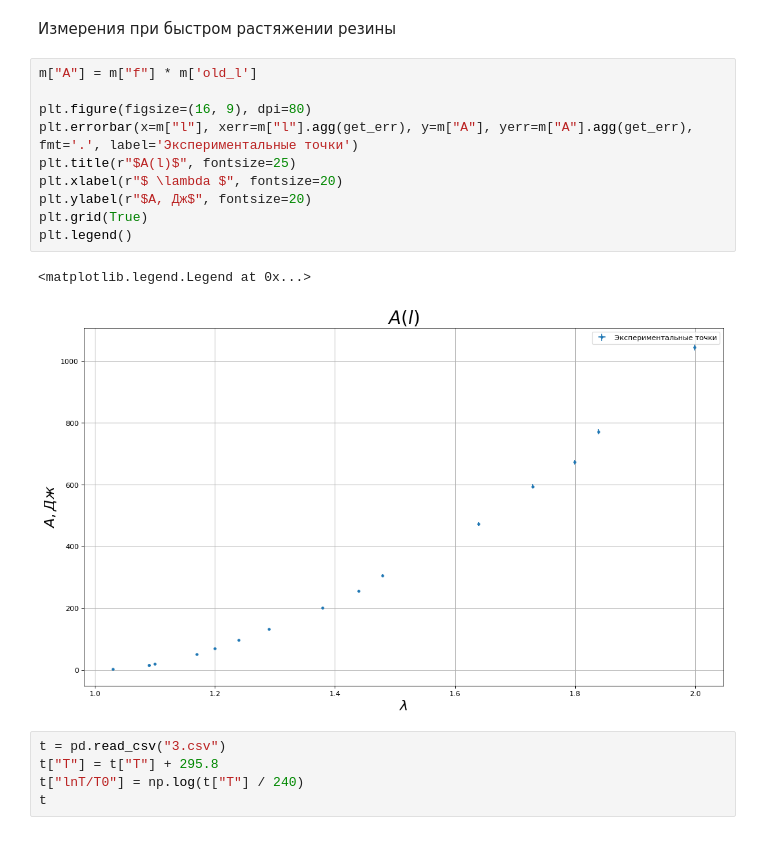
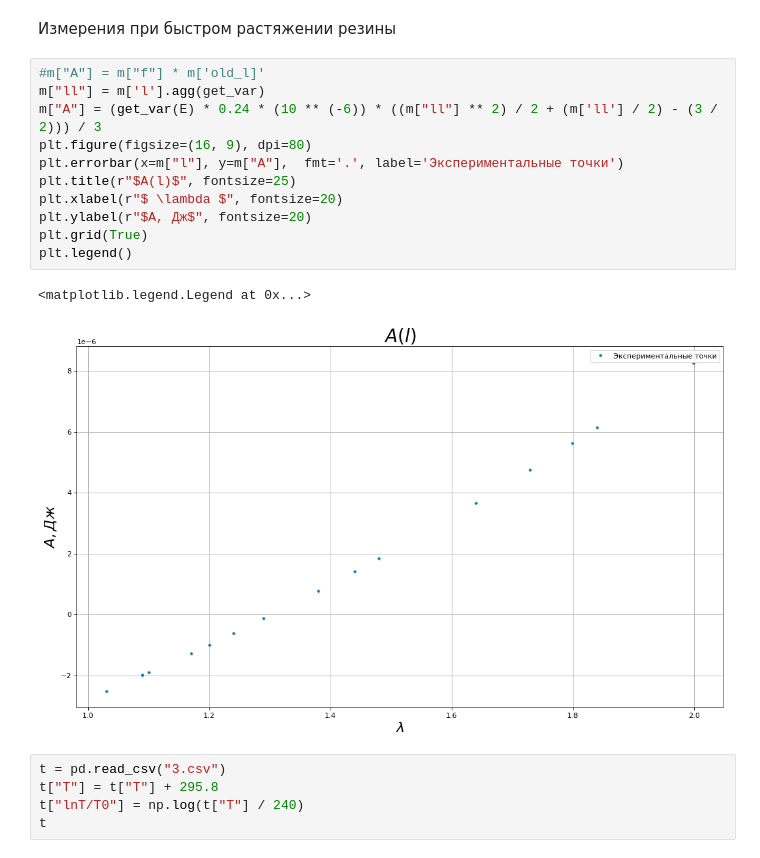
Before and after one commit to skolkovo-bba/labs3, a Jupyter notebook: 2.1.5/lab2.1.5.ipynb, the cells around one changed output. Drawn from its saved outputs; the diff is of its cells as text.

```diff
--- a/2.1.5/lab2.1.5.ipynb
+++ b/2.1.5/lab2.1.5.ipynb
@@ -147,18 +147,19 @@ $$E=0.69±0.011 МПа$$
 # %% [markdown]
 Измерения при быстром растяжении резины
 # %%
-m["A"] = m["f"] * m['old_l']
-
+#m["A"] = m["f"] * m['old_l]'
+m["ll"] = m['l'].agg(get_var)
+m["A"] = (get_var(E) * 0.24 * (10 ** (-6)) * ((m["ll"] ** 2) / 2 + (m['ll'] / 2) - (3 / 2))) / 3
 plt.figure(figsize=(16, 9), dpi=80)
-plt.errorbar(x=m["l"], xerr=m["l"].agg(get_err), y=m["A"], yerr=m["A"].agg(get_err), fmt='.', label='Экспериментальные точки')
+plt.errorbar(x=m["l"], y=m["A"],  fmt='.', label='Экспериментальные точки')
 plt.title(r"$A(l)$", fontsize=25)
 plt.xlabel(r"$ \lambda $", fontsize=20)
 plt.ylabel(r"$A, Дж$", fontsize=20)
 plt.grid(True)
 plt.legend()
 # %% [output]
 <matplotlib.legend.Legend at 0x...>
-[figure, old version]
+[figure, new version]
 # %%
 t = pd.read_csv("3.csv")
 t["T"] = t["T"] + 295.8
```
